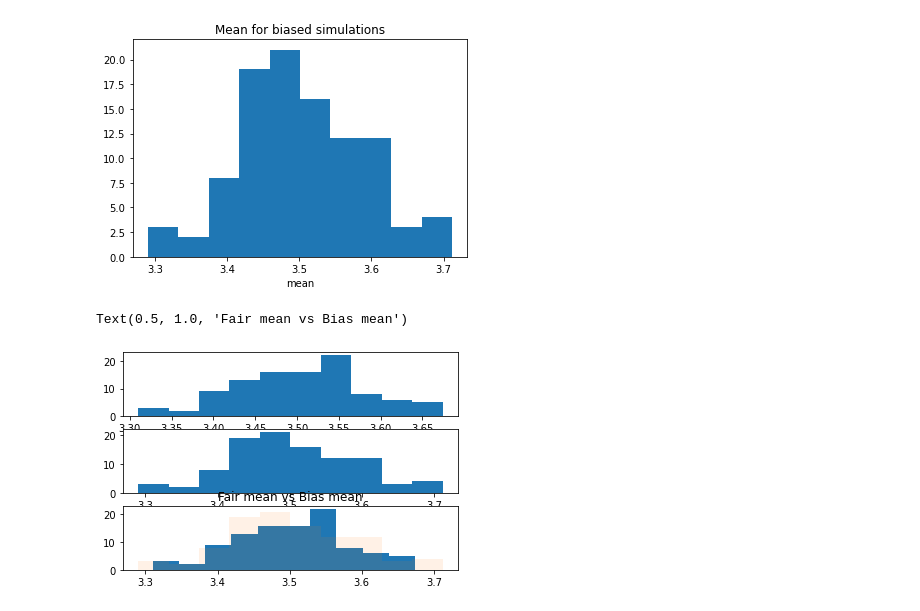
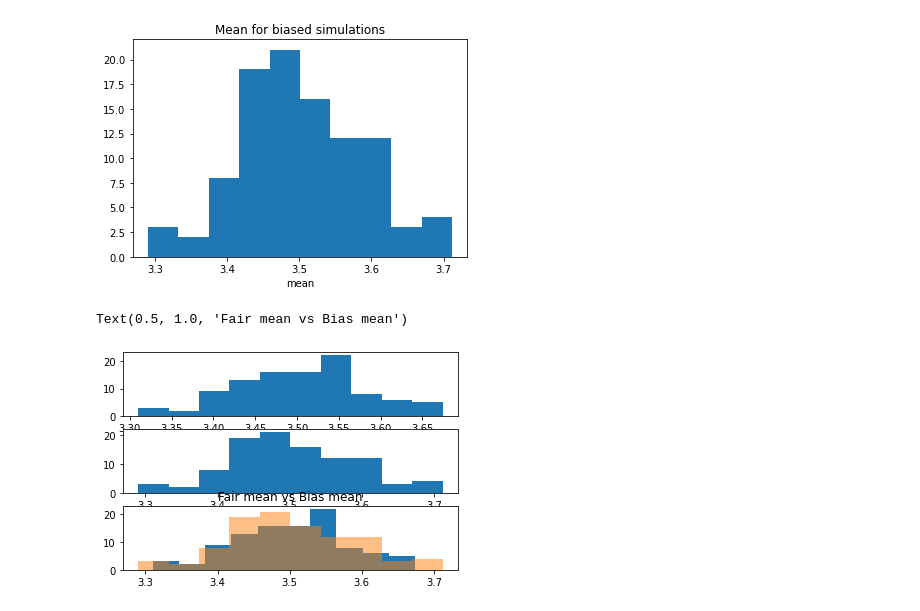
Before and after one commit to SnigdhaPanakanti/Data601_spring22, a Jupyter notebook: week02/HW-02.ipynb, the cells around one changed output. Saved outputs shown, nothing was run; the diff lists cells and outputs as text; code cells hidden in the pictures.

```diff
--- a/week02/HW-02.ipynb
+++ b/week02/HW-02.ipynb
@@ -135,21 +135,21 @@ Text(0.5, 1.0, 'Mean for biased simulations')
 # %%
 fig, ax = plt.subplots(3)
 #v1 = ax[0]
 ax[0].hist(fair_mean_list)
 #v2 = ax[1]
 ax[1].hist(bias_mean_list)
 
 
 #x = plt.hist(fair_mean_list)
 #y = plt.hist(bias_mean_list)
 
 #ax3.hist(x,y)
 ax[2].hist(fair_mean_list)
-ax[2].hist(bias_mean_list, alpha=0.1)
+ax[2].hist(bias_mean_list, alpha=0.5)
 
 #ax[2].hist(x,y)
 
 plt.title("Fair mean vs Bias mean")
 # %% [output]
 Text(0.5, 1.0, 'Fair mean vs Bias mean')
-[figure, old version]
+[figure, new version]
```
Also changed, not shown: 1 other file.
